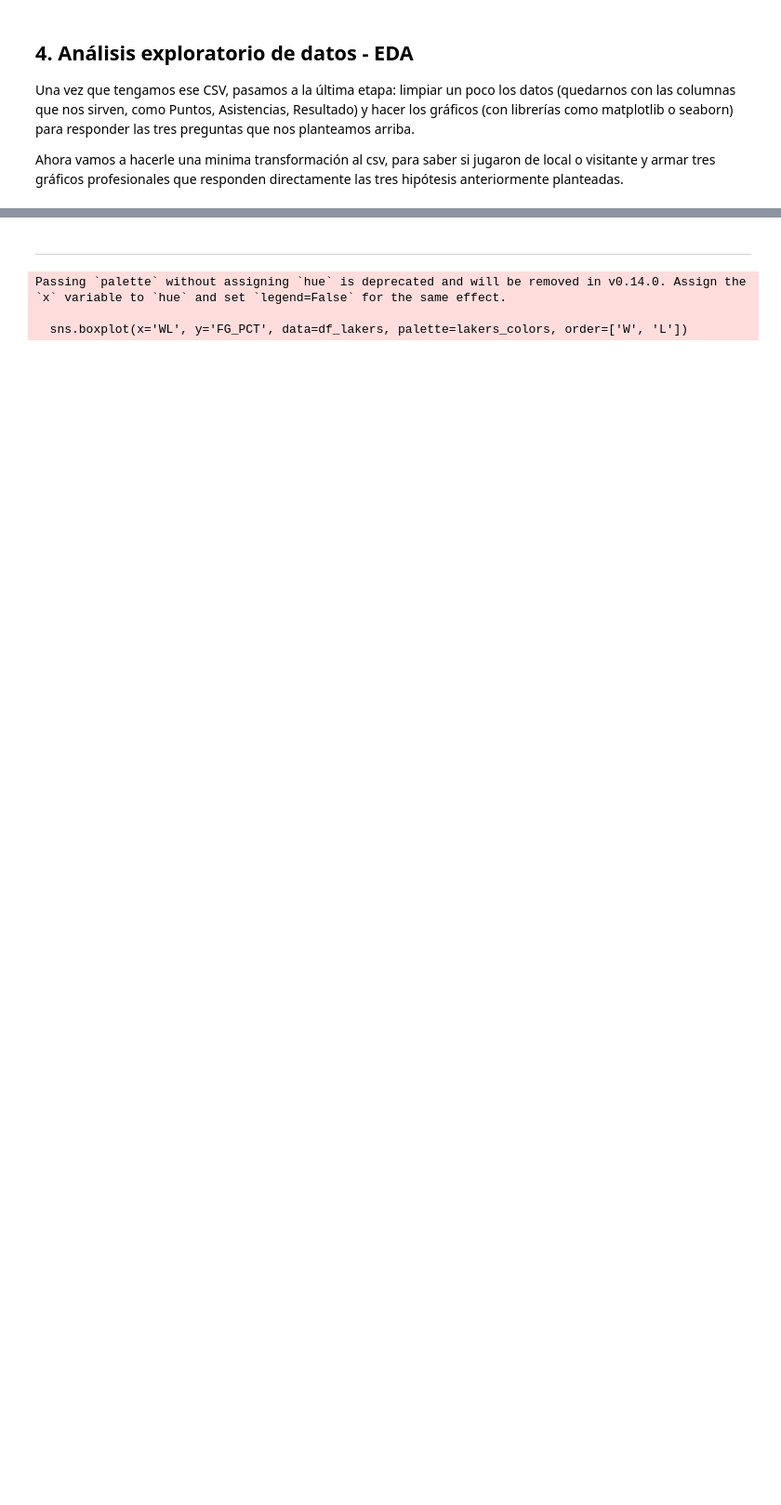
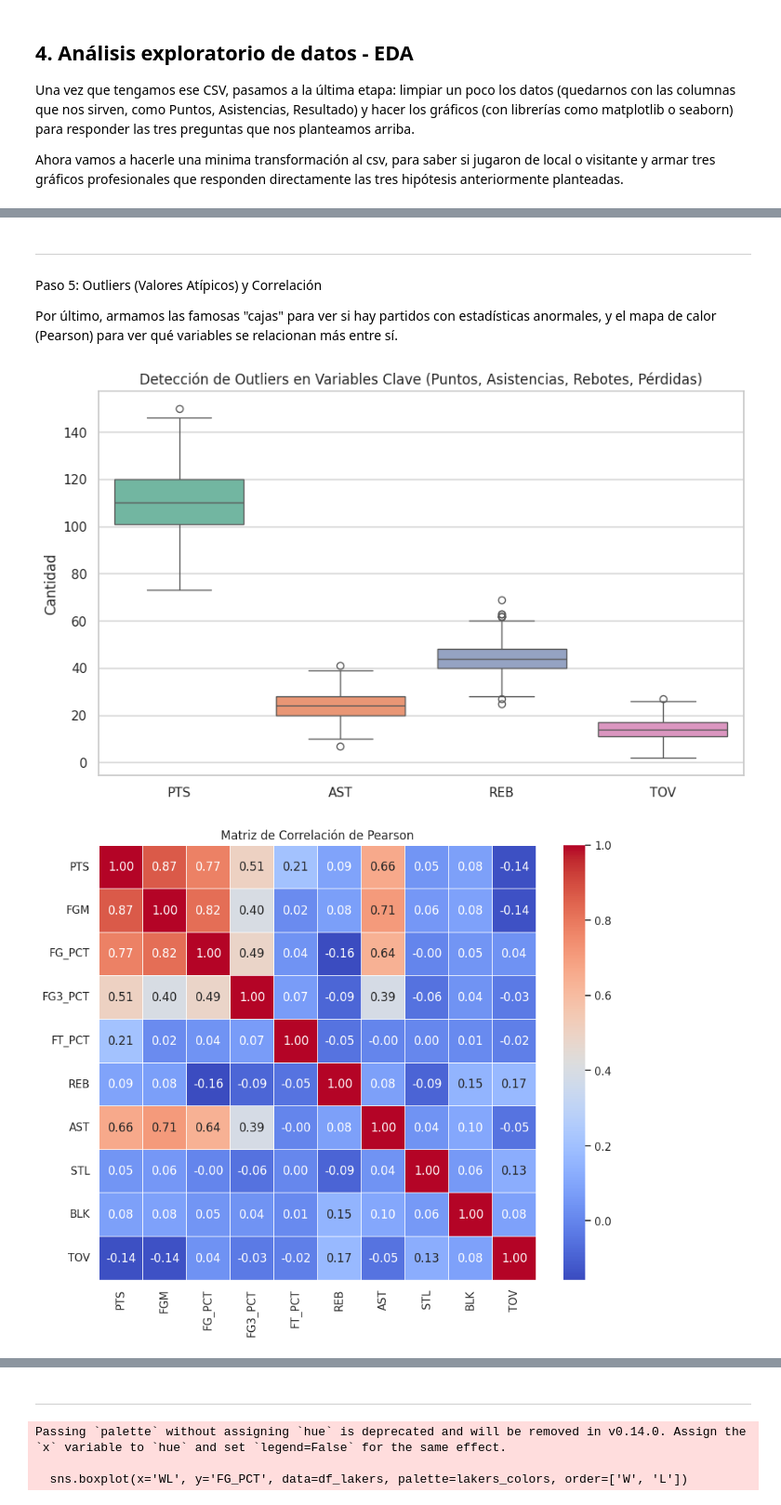
Before and after one commit to marcos-cabj/proyecto-data-science-II, a Jupyter notebook: DataScienceII.ipynb, the cells around one changed output, grey strips where cells are left out. Shown at 93% size. Drawn from its saved outputs; the diff is of its cells as text; code cells hidden in the pictures; blank space fills up the shorter version.

```diff
--- a/DataScienceII.ipynb
+++ b/DataScienceII.ipynb
@@ -90,0 +182,29 @@ lakers_colors = ['#552583', '#FDB927']
+# %% [markdown]
+
+
+---
+# %% [markdown]
+Paso 5: Outliers (Valores Atípicos) y Correlación
+
+Por último, armamos las famosas "cajas" para ver si hay partidos con estadísticas anormales, y el mapa de calor (Pearson) para ver qué variables se relacionan más entre sí.
+# %%
+# 1. Análisis de Outliers (Valores Atípicos)
+# Elegimos 4 variables clave para ver si hay partidos anormales
+plt.figure(figsize=(10, 6))
+sns.boxplot(data=df_lakers[['PTS', 'AST', 'REB', 'TOV']], palette="Set2")
+plt.title('Detección de Outliers en Variables Clave (Puntos, Asistencias, Rebotes, Pérdidas)')
+plt.ylabel('Cantidad')
+plt.show()
+
+# 2. Matriz de Correlación de Pearson
+# Seleccionamos solo las columnas numéricas relevantes para la matriz
+columnas_numericas = ['PTS', 'FGM', 'FG_PCT', 'FG3_PCT', 'FT_PCT', 'REB', 'AST', 'STL', 'BLK', 'TOV']
+correlacion = df_lakers[columnas_numericas].corr()
+
+plt.figure(figsize=(10, 8))
+sns.heatmap(correlacion, annot=True, cmap='coolwarm', fmt=".2f", linewidths=0.5)
+plt.title('Matriz de Correlación de Pearson')
+plt.show()
+# %% [output]
+[figure, added]
+[figure, added]
```
Also changed, not shown: parts of 17 cells of this notebook.
